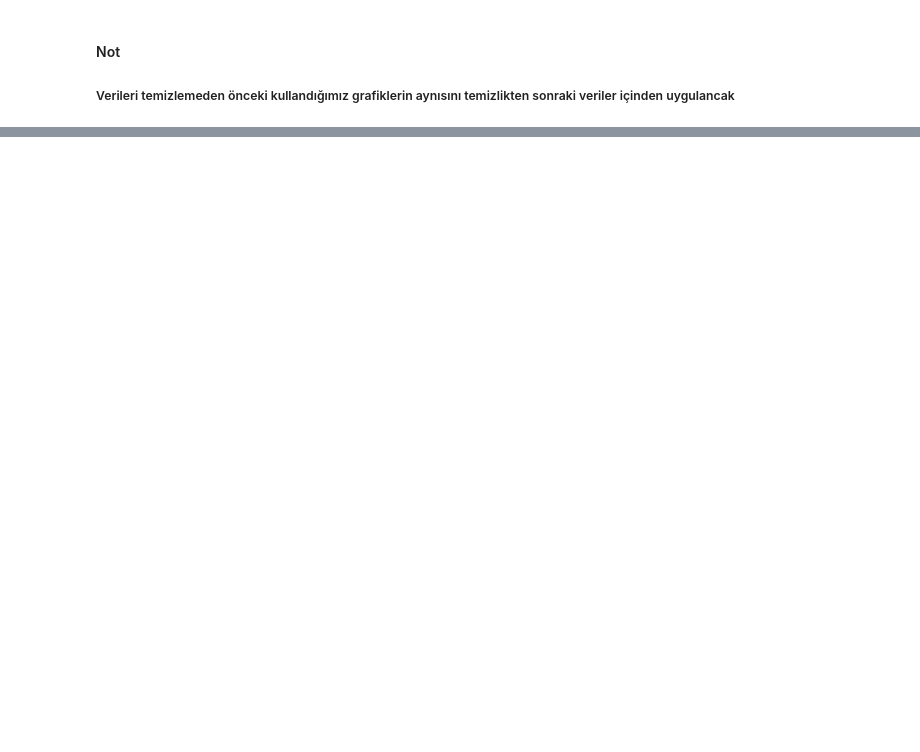
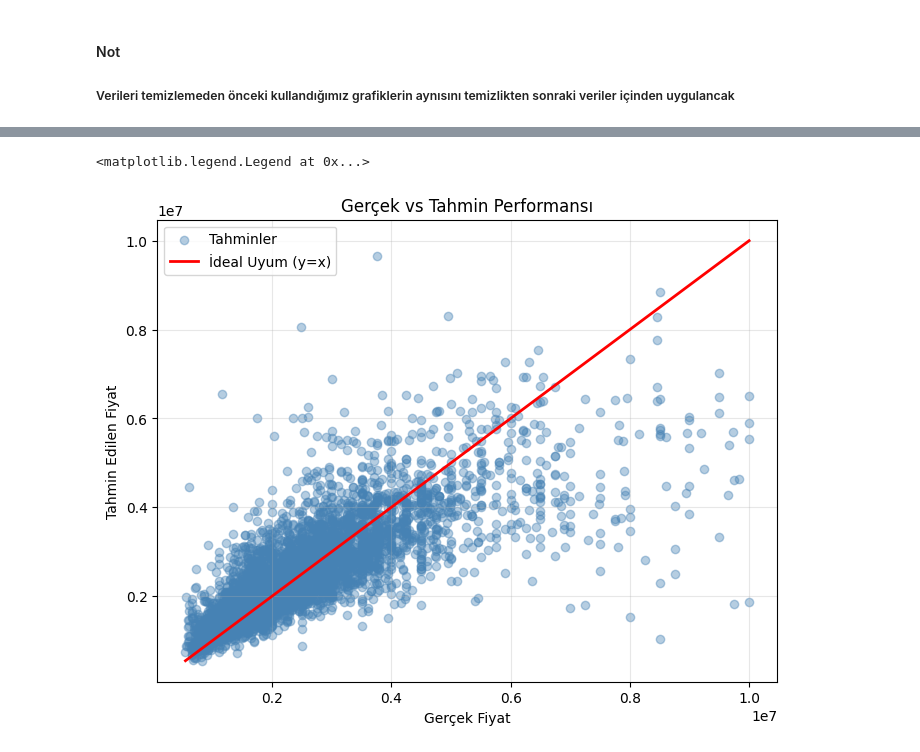
Before and after one commit to Yapay-zeka-dersi-projesi/Ev_fiyat_tahmin_sistemi, a Jupyter notebook: model_graphics.ipynb, the cells around one changed output, grey strips where cells are left out. Saved outputs shown, nothing was run; the diff lists cells and outputs as text; code cells hidden in the pictures; blank space fills up the shorter version.

```diff
--- a/model_graphics.ipynb
+++ b/model_graphics.ipynb
@@ -116,0 +117,25 @@ plt.show()
+# %%
+import matplotlib.pyplot as plt
+
+# Örnek çizim alanı boyutu
+plt.figure(figsize=(8, 6))
+
+# alpha=0.4 ile noktaları saydamlaştırıp üst üste binmeleri (yoğunluğu) gösteriyoruz
+plt.scatter(y_test, y_pred_best, alpha=0.4, color='steelblue', label='Tahminler')
+
+# Kırmızı ideal tahmin çizgisi (y=x doğrusu)
+plt.plot([y_test.min(), y_test.max()], [y_test.min(), y_test.max()],
+         color='red', linewidth=2, label='İdeal Uyum (y=x)')
+
+# Etiketler ve ızgara
+plt.xlabel("Gerçek Fiyat")
+plt.ylabel("Tahmin Edilen Fiyat")
+plt.title("Gerçek vs Tahmin Performansı")
+plt.grid(True, alpha=0.3)
+plt.legend()
+
+# Grafiği kaydetmek istersen:
+# plt.savefig("temiz_grafik.png", dpi=300)
+# %% [output]
+<matplotlib.legend.Legend at 0x...>
+[figure, added]
```
Also changed, not shown: parts of 7 cells of this notebook, 3 other files.
